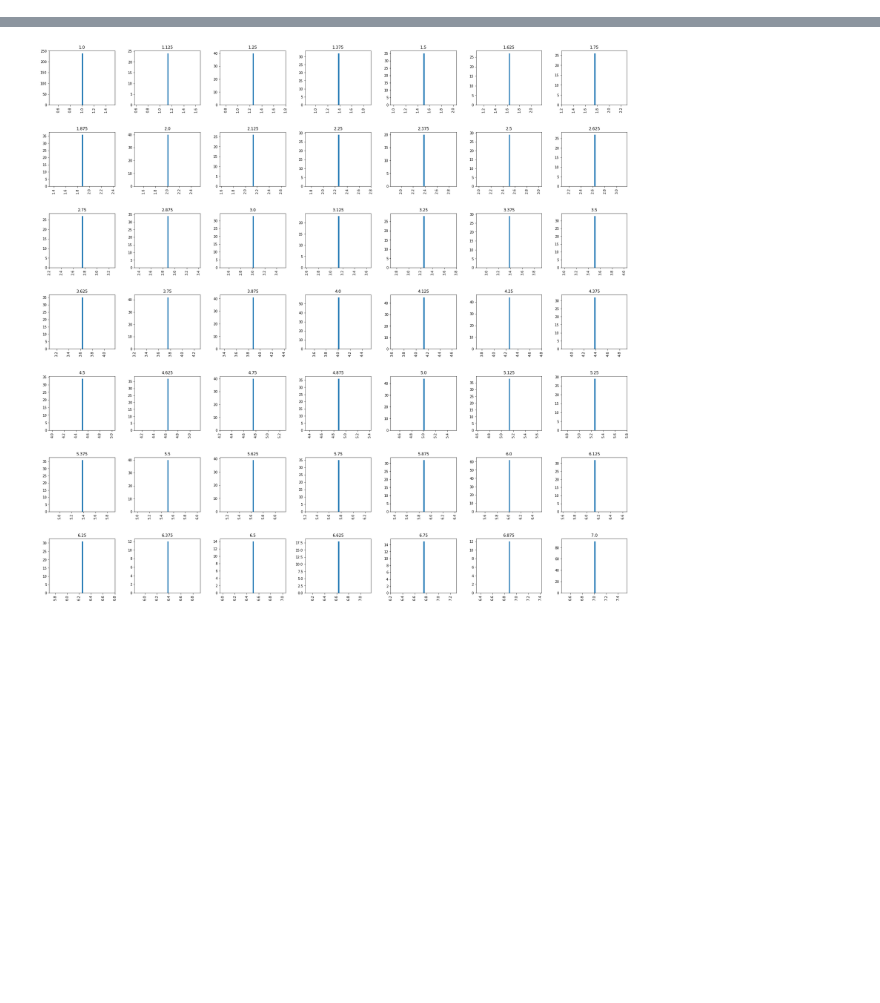
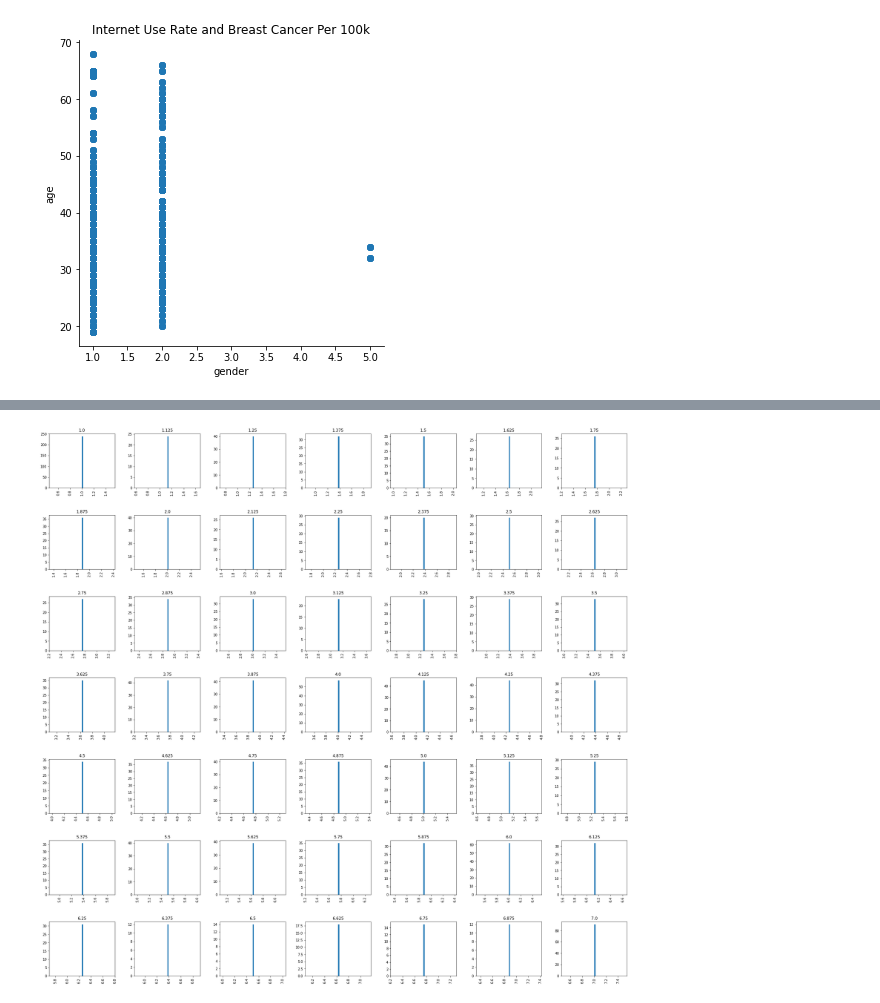
Before and after one commit to athrvkk/EACL-WASSA-2021-Empathy-Distress, a Jupyter notebook: notebooks/basic_data_visuals.ipynb, the cells around one changed output, grey strips where cells are left out. Cells and saved outputs as stored; diff of their text form; code cells hidden in the pictures; blank space fills up the shorter version.

```diff
--- a/notebooks/basic_data_visuals.ipynb
+++ b/notebooks/basic_data_visuals.ipynb
@@ -14,0 +120,6 @@ plt.show()
+# %%
+sns.lmplot(x="gender", y="age", data=data, fit_reg=False)
+plt.title("Internet Use Rate and Breast Cancer Per 100k")
+plt.show()
+# %% [output]
+[figure, added]
```
Also changed, not shown: parts of 17 cells of this notebook, 4 other files.
